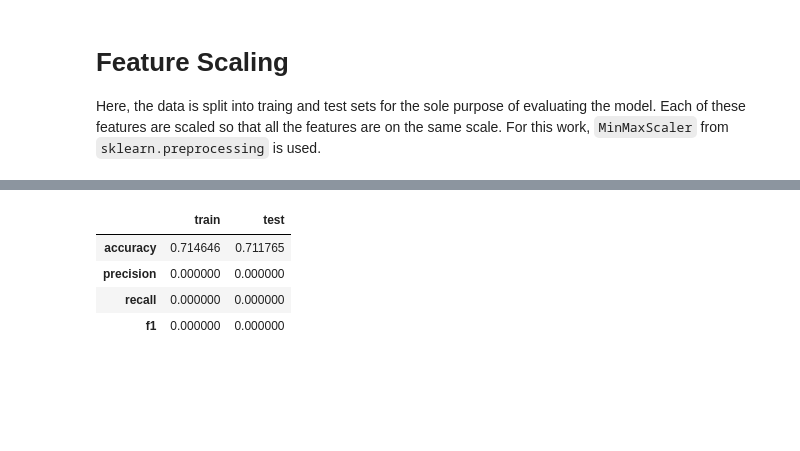
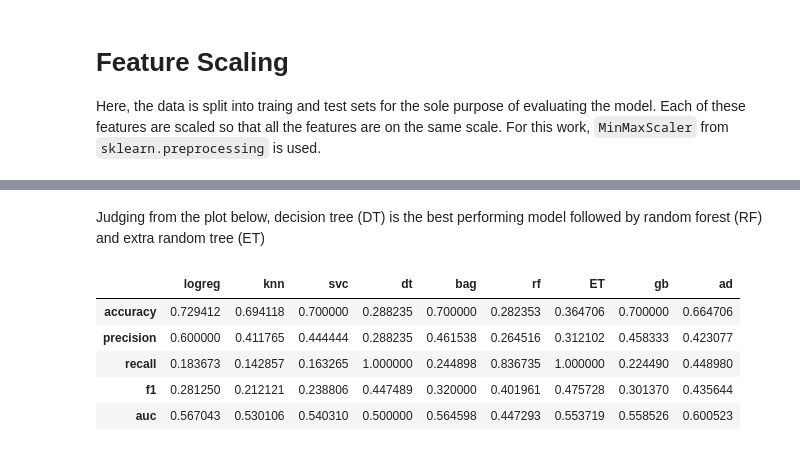
Before and after one commit to gkrampah/Classifiers, a Jupyter notebook: project.ipynb, the cells around one changed output, grey strips where cells are left out. Drawn from its saved outputs; the diff is of its cells as text; code cells hidden in the pictures; blank space fills up the shorter version.

```diff
--- a/project.ipynb
+++ b/project.ipynb
@@ -306,7 +340,8 @@ dtype: int64
 ## One-hot-encoding
 # %%
 # drop_fist= True to prevent multicollinearity
-data_encoded = pd.get_dummies(data, columns=["Gender", "Selector"], drop_first=True)
+data_encoded = pd.get_dummies(
+    data, columns=["Gender", "Selector"], drop_first=True)
 
 data_encoded.head(10)
 # %% [output]
@@ -432,7 +467,7 @@ Here, the data is split into traing and test sets for the sole purpose of evalua
 # y_test = y.iloc[test_idx]
 
 X_train, X_test, y_train, y_test = train_test_split(
-    X, y, test_size=0.3, random_state=42
+    X, y, test_size=0.3, random_state=42, stratify=y
 )
 
 print("X_train shape: ", X_train.shape)
@@ -762,31 +1115,53 @@ Image(filename=filename)
+# %% [markdown]
+Judging from the plot below, decision tree (DT) is the best performing model followed by random forest (RF) and extra random tree (ET)
 # %%
 def measure_error(y_true, y_pred, label):
     return pd.Series(
         {
             "accuracy": accuracy_score(y_true, y_pred),
             "precision": precision_score(y_true, y_pred),
             "recall": recall_score(y_true, y_pred),
             "f1": f1_score(y_true, y_pred),
+            "auc": roc_auc_score(y_true, y_pred),
         },
         name=label,
     )
+
+
+y_pred_logreg = grid_search_logreg.predict(X_test_s)
+y_pred_knn = grid_search_KNN.predict(X_test_s)
+y_pred_svc = grid_search_SVC.predict(X_test_s)
+y_pred_dt = grid_search_DT.predict(X_test_s)
+y_pred_bag = grid_search_Bag.predict(X_test_s)
+y_pred_rf = search.predict(X_test_s)
+y_pred_ET = search_ET.predict(X_test_s)
+y_pred_gb = GV_GBC.predict(X_test_s)
+y_pred_ad = GV_ABC.predict(X_test_s)
 
 
 y_train_pred_gr = grid_search_DT.predict(X_train)
 y_test_pred_gr = grid_search_DT.predict(X_test)
 
 train_test_gr_error = pd.concat(
     [
-        measure_error(y_train, y_train_pred_gr, "train"),
-        measure_error(y_test, y_test_pred_gr, "test"),
+        measure_error(y_test, y_pred_logreg, "logreg"),
+        measure_error(y_test, y_pred_knn, "knn"),
+        measure_error(y_test, y_pred_svc, "svc"),
+        measure_error(y_test, y_pred_dt, "dt"),
+        measure_error(y_test, y_pred_bag, "bag"),
+        measure_error(y_test, y_pred_rf, "rf"),
+        measure_error(y_test, y_pred_ET, "ET"),
+        measure_error(y_test, y_pred_gb, "gb"),
+        measure_error(y_test, y_pred_ad, "ad"),
     ],
     axis=1,
 )
 
 train_test_gr_error
 # %% [output]
-|  | train | test |
-| accuracy | 0.714646 | 0.711765 |
-| precision | 0.000000 | 0.000000 |
-| recall | 0.000000 | 0.000000 |
-| f1 | 0.000000 | 0.000000 |
+|  | logreg | knn | svc | dt | bag | rf | ET | gb | ad |
+| accuracy | 0.729412 | 0.694118 | 0.700000 | 0.288235 | 0.700000 | 0.282353 | 0.364706 | 0.700000 | 0.664706 |
+| precision | 0.600000 | 0.411765 | 0.444444 | 0.288235 | 0.461538 | 0.264516 | 0.312102 | 0.458333 | 0.423077 |
+| recall | 0.183673 | 0.142857 | 0.163265 | 1.000000 | 0.244898 | 0.836735 | 1.000000 | 0.224490 | 0.448980 |
+| f1 | 0.281250 | 0.212121 | 0.238806 | 0.447489 | 0.320000 | 0.401961 | 0.475728 | 0.301370 | 0.435644 |
+| auc | 0.567043 | 0.530106 | 0.540310 | 0.500000 | 0.564598 | 0.447293 | 0.553719 | 0.558526 | 0.600523 |
```
Also changed, not shown: parts of 40 cells of this notebook.
